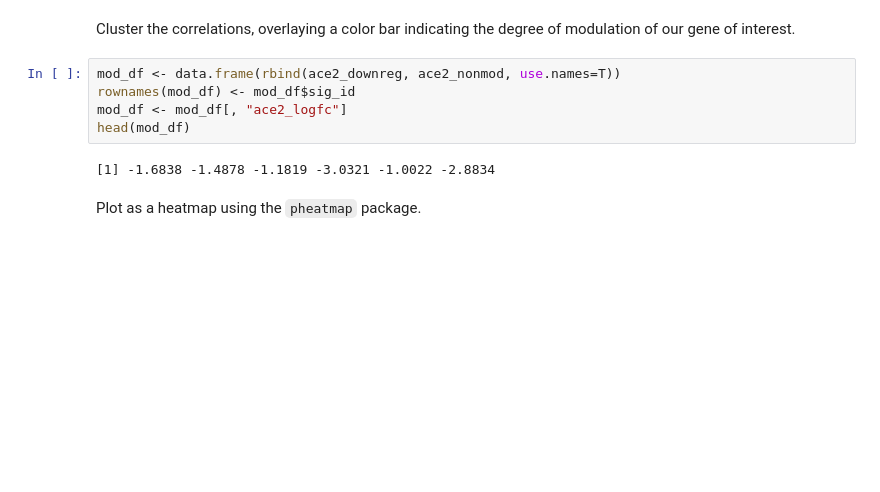
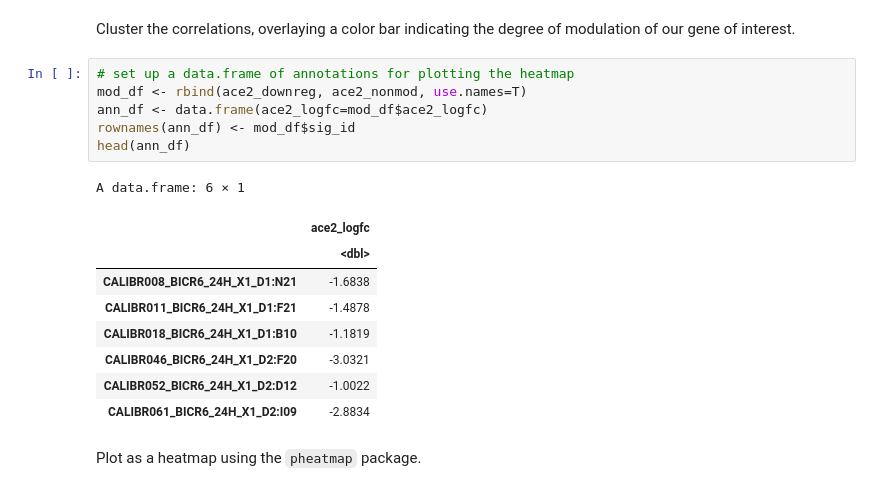
Before and after one commit to cmap/lincs-workshop-2020, a Jupyter notebook: notebooks/gene_expression/Gene_modulation.ipynb, the cells around one changed output. Drawn from its saved outputs; the diff is of its cells as text; blank space fills up the shorter version.

```diff
--- a/notebooks/gene_expression/Gene_modulation.ipynb
+++ b/notebooks/gene_expression/Gene_modulation.ipynb
@@ -281,12 +281,21 @@ corr <- cor(mat(ds2), method="spearman")
 # %% [markdown]
 Cluster the correlations, overlaying a color bar indicating the degree of modulation of our gene of interest.
 # %%
-mod_df <- data.frame(rbind(ace2_downreg, ace2_nonmod, use.names=T))
-rownames(mod_df) <- mod_df$sig_id
-mod_df <- mod_df[, "ace2_logfc"]
-head(mod_df)
+# set up a data.frame of annotations for plotting the heatmap
+mod_df <- rbind(ace2_downreg, ace2_nonmod, use.names=T)
+ann_df <- data.frame(ace2_logfc=mod_df$ace2_logfc)
+rownames(ann_df) <- mod_df$sig_id
+head(ann_df)
 # %% [output]
-[1] -1.6838 -1.4878 -1.1819 -3.0321 -1.0022 -2.8834
+A data.frame: 6 × 1
+|  | ace2_logfc |
+|  | <dbl> |
+| CALIBR008_BICR6_24H_X1_D1:N21 | -1.6838 |
+| CALIBR011_BICR6_24H_X1_D1:F21 | -1.4878 |
+| CALIBR018_BICR6_24H_X1_D1:B10 | -1.1819 |
+| CALIBR046_BICR6_24H_X1_D2:F20 | -3.0321 |
+| CALIBR052_BICR6_24H_X1_D2:D12 | -1.0022 |
+| CALIBR061_BICR6_24H_X1_D2:I09 | -2.8834 |
 # %% [markdown]
 Plot as a heatmap using the `pheatmap` package.
 # %%
```
Also changed, not shown: parts of 1 cell of this notebook.
